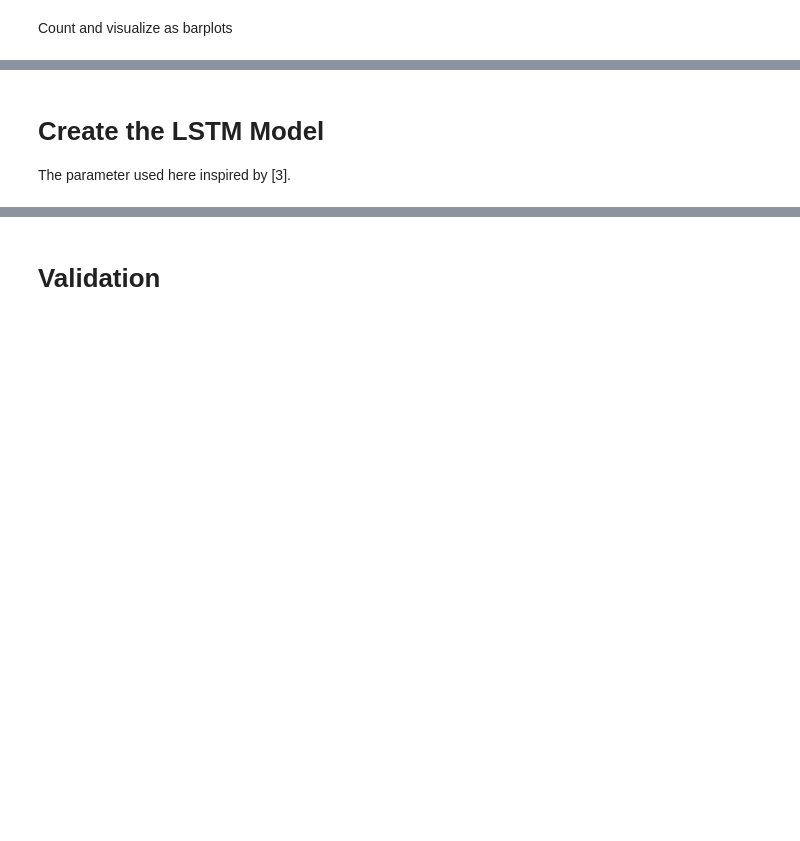
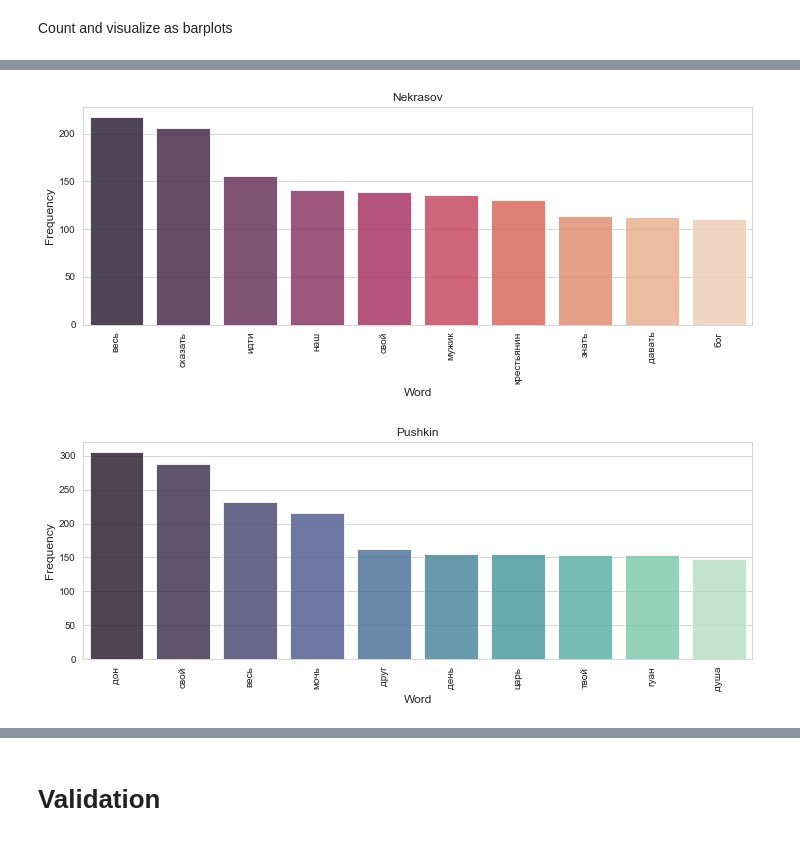
Before and after one commit to kmaltcev/NLP-BiLSTM-model, a Jupyter notebook: CNN_BiLSTM.ipynb, the cells around one changed output, grey strips where cells are left out. Cells and saved outputs as stored; diff of their text form; code cells hidden in the pictures; blank space fills up the shorter version.

```diff
--- a/CNN_BiLSTM.ipynb
+++ b/CNN_BiLSTM.ipynb
@@ -287,11 +130,0 @@ len(d2v_model.wv.vocab)
-# %%
-# save the vectors in a new matrix
-embedding_matrix = np.zeros((len(d2v_model.wv.vocab)+ 1, 20))
-
-for i, vec in enumerate(d2v_model.docvecs.vectors_docs):
-    while i in vec <= 1000:
-    #print(i)
-    #print(model.docvecs)
-          embedding_matrix[i]=vec
-    #print(vec)
-    #print(vec[i])
@@ -343,4 +130,0 @@ def tsne_plot(model_to_plot):
-# %% [markdown]
-# Create the LSTM Model
-
-The parameter used here inspired by [3].
@@ -376,0 +131,18 @@ history=model.fit(X_train, Y_train, epochs =50, batch_size=batch_size, verbose =
+# %%
+from collections import Counter
+
+sns_palette = ["rocket", "mako", "magma", "rocket_r"]
+sns.set_style("whitegrid")
+for i, book in enumerate(authors):
+    cnt_pro = np.asarray(Counter(book['Text'][0].split()).most_common(10))
+    occ_df = pd.DataFrame({'word': cnt_pro[:, 0], 'count': [int(num) for num in cnt_pro[:, 1]]})
+    plt.figure(figsize=(12, 4))
+    sns.barplot(x='word', y='count', alpha=0.8, data=occ_df, palette=sns_palette[i])
+    plt.title(book['Author'][0])
+    plt.ylabel('Frequency', fontsize=12)
+    plt.xlabel('Word', fontsize=12)
+    plt.xticks(rotation=90)
+    plt.show()
+# %% [output]
+[figure, added]
+[figure, added]
```
Also changed, not shown: parts of 63 cells of this notebook, 3 other files.
